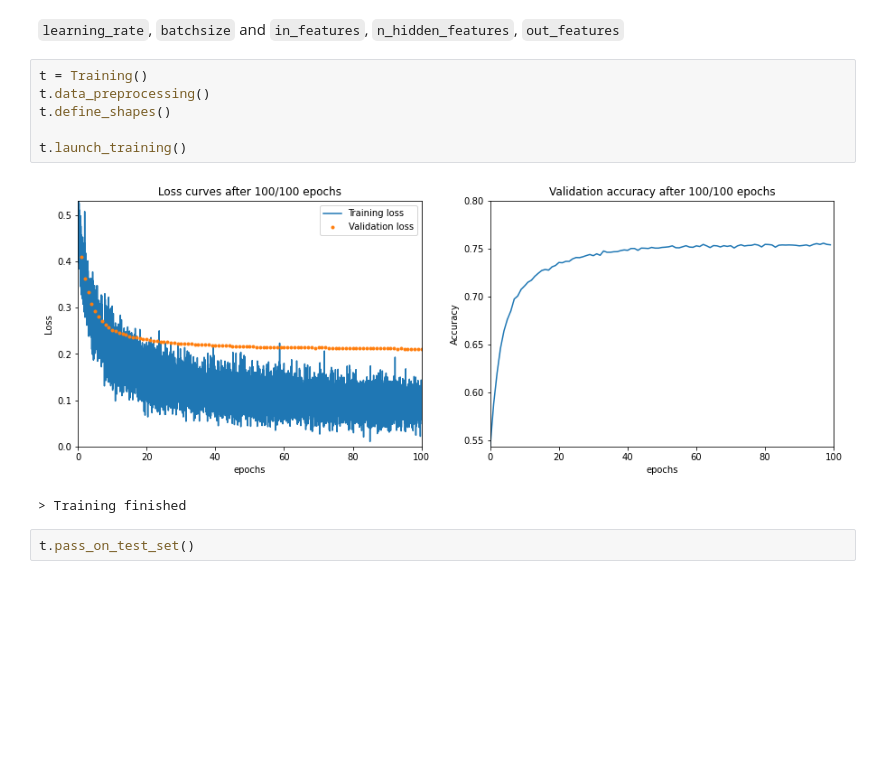
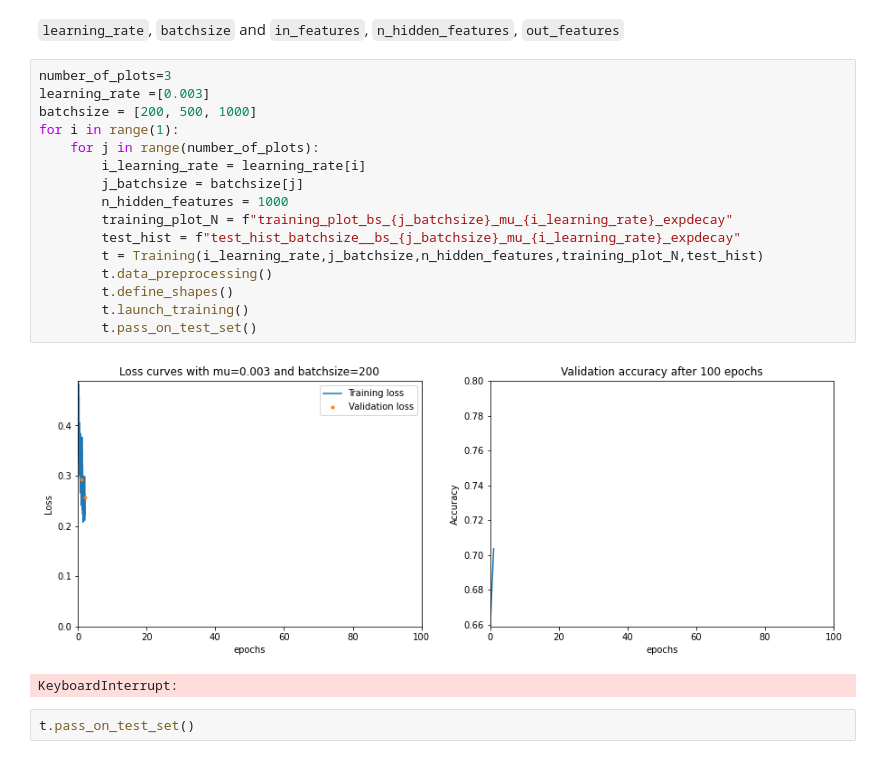
Before and after one commit to KarlijnCornelissen/MIA-group-8, a Jupyter notebook: Project2/code/task4.ipynb, the cells around one changed output. Saved outputs shown, nothing was run; the diff lists cells and outputs as text; blank space fills up the shorter version.

```diff
--- a/Project2/code/task4.ipynb
+++ b/Project2/code/task4.ipynb
@@ -15,14 +19,24 @@ import matplotlib.pyplot as plt
 2. Now, with a fixed set of hyper parameters, try to change the size of the hidden layer and report the obtained loss curves. How do the number of parameters of the model influence the loss curve? Can you think of an appropriate number of parameters for this dataset?
 # %% [markdown]
  `learning_rate`, `batchsize` and `in_features`, `n_hidden_features`, `out_features`
-# %%
-t = Training()
-t.data_preprocessing()
-t.define_shapes()
-
-t.launch_training()
-# %% [output]
-[figure, removed]
-> Training finished
+# %%
+number_of_plots=3
+learning_rate =[0.003]
+batchsize = [200, 500, 1000]
+for i in range(1):
+    for j in range(number_of_plots):
+        i_learning_rate = learning_rate[i]
+        j_batchsize = batchsize[j]
+        n_hidden_features = 1000
+        training_plot_N = f"training_plot_bs_{j_batchsize}_mu_{i_learning_rate}_expdecay"
+        test_hist = f"test_hist_batchsize__bs_{j_batchsize}_mu_{i_learning_rate}_expdecay"
+        t = Training(i_learning_rate,j_batchsize,n_hidden_features,training_plot_N,test_hist)
+        t.data_preprocessing()
+        t.define_shapes()
+        t.launch_training()
+        t.pass_on_test_set()
+# %% [output]
+[figure, added]
+KeyboardInterrupt:
 # %%
 t.pass_on_test_set()
```
Also changed, not shown: parts of 2 cells of this notebook, 40 other files.
